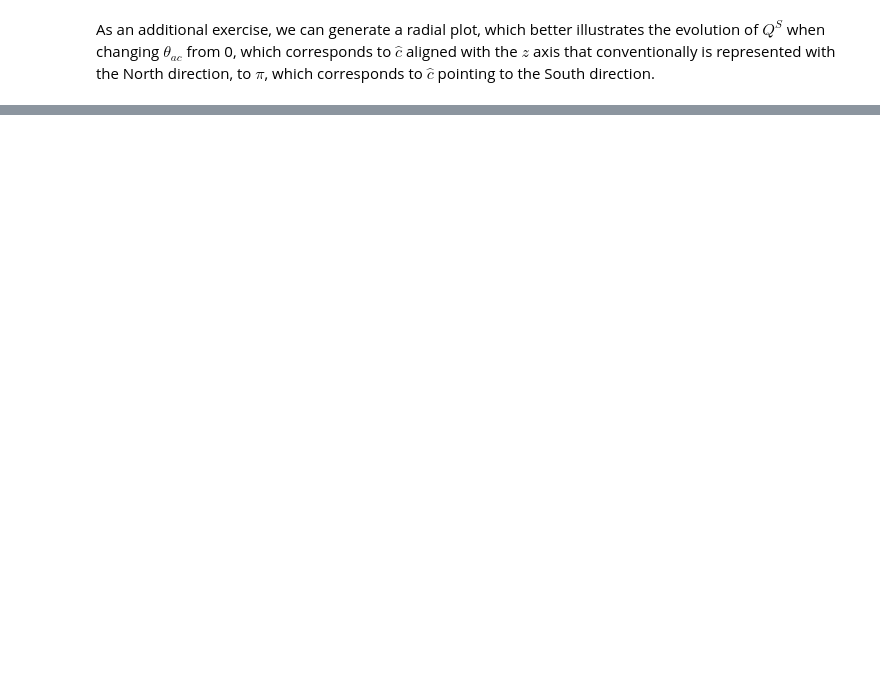
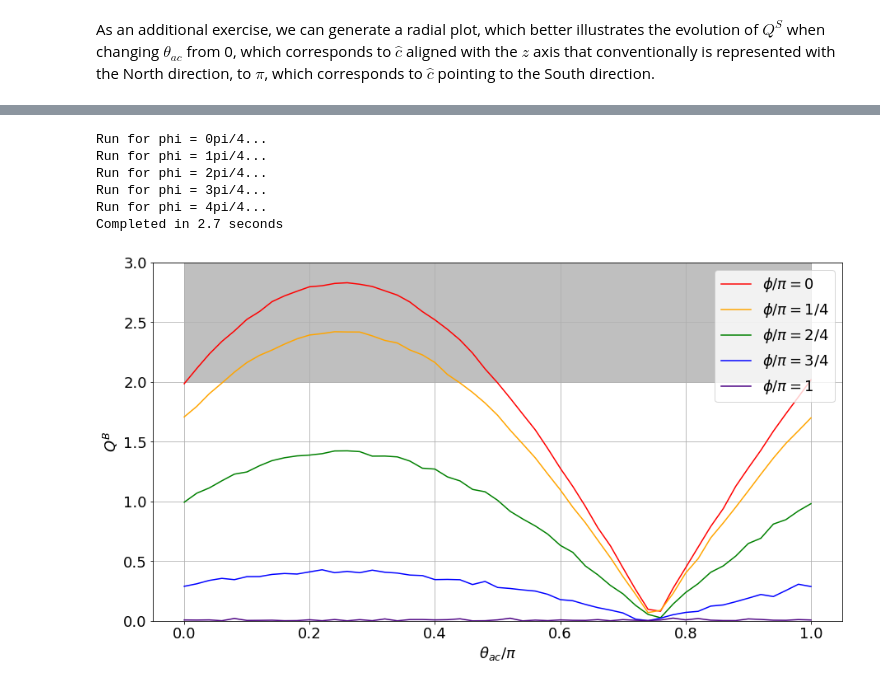
Before and after one commit to qiboteam/qiboedu, a Jupyter notebook: notebooks/CHSH inequality.ipynb, the cells around one changed output, grey strips where cells are left out. Cells and saved outputs as stored; diff of their text form; code cells hidden in the pictures; blank space fills up the shorter version.

```diff
--- a/notebooks/CHSH inequality.ipynb
+++ b/notebooks/CHSH inequality.ipynb
@@ -154,0 +164,49 @@ plt.show()
+# %%
+Q_S1 = {}
+tstart = time.time()
+
+th_ab = pi/2
+for i_phi in range(phi_steps+1):
+    print('Run for phi = %dpi/%d...' % (i_phi, phi_steps))
+
+    phi = pi * i_phi/phi_steps    # phi angles go from 0 to pi inclusive
+    Q_S1[i_phi] = []
+
+    for i_ac in range(ac_steps+1):
+        th_ac = pi * i_ac/ac_steps    # theta_ac angles go from 0 to pi inclusive
+        th_ad = th_ab + th_ac
+        C_ac = run_circuit_C(0, phi, 0, th_ac)
+        C_ad = run_circuit_C(0, phi, 0, th_ad)
+        C_bc = run_circuit_C(0, phi, th_ab, th_ac)
+        C_bd = run_circuit_C(0, phi, th_ab, th_ad)
+        Q_S1[i_phi].append(abs(C_ac - C_ad + C_bc + C_bd))
+
+print('Completed in %.1f seconds' % (time.time() - tstart))
+# %% [output]
+Run for phi = 0pi/4...
+Run for phi = 1pi/4...
+Run for phi = 2pi/4...
+Run for phi = 3pi/4...
+Run for phi = 4pi/4...
+Completed in 2.7 seconds
+# %%
+plt.rcParams.update({'font.size': 18})
+colors = ["red", "orange", "green", "blue", "indigo"]
+fig, ax = plt.subplots(figsize=(15, 8))
+th = [(i/ac_steps) for i in range(ac_steps+1)]
+labels=['$\phi/\pi = 0$'] + ['$\phi/\pi = %d/%d$' % (i_phi, phi_steps) for i_phi in range(1, phi_steps)] + ['$\phi/\pi = 1$']
+
+for i_phi in range(phi_steps+1):
+    ax.plot(th, Q_S1[i_phi][:len(th)], color=colors[i_phi], label=labels[i_phi])
+
+# color the violation band
+ax.fill_between(x=th, y1=2, y2=3, color="0.5", alpha=0.5)
+ax.set_ylim([0, 3])
+plt.xlabel('$\\theta_{ac} / \pi$')
+plt.ylabel('$Q^B$')
+plt.grid(True)
+plt.legend()
+plt.show()
+#fig.savefig("simulation_CHSH_Qibo_phi.pdf")
+# %% [output]
+[figure, added]
```
Also changed, not shown: parts of 9 cells of this notebook, 2 other files.
